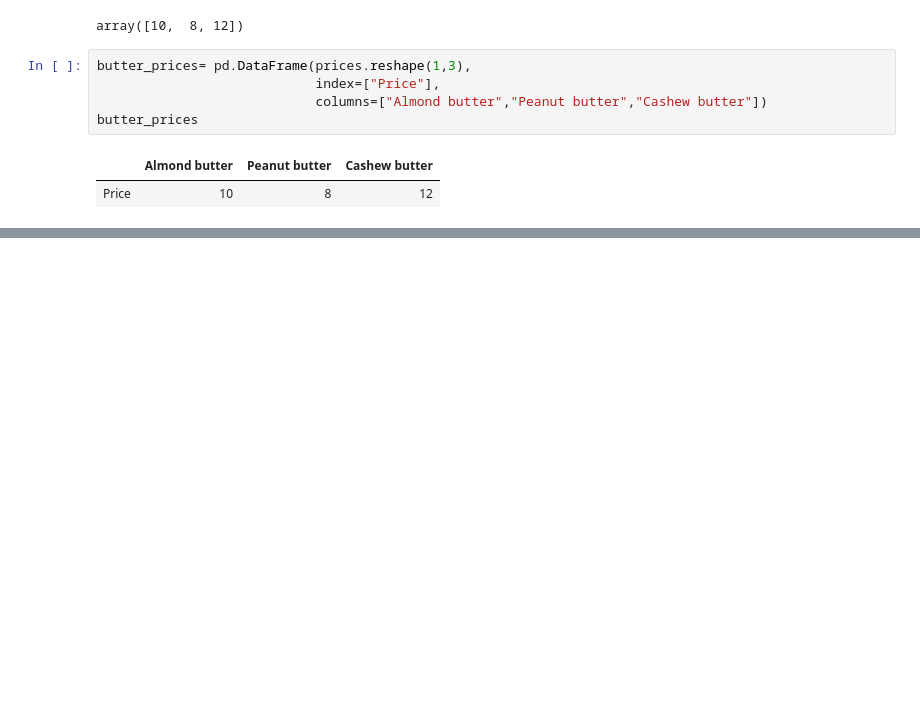
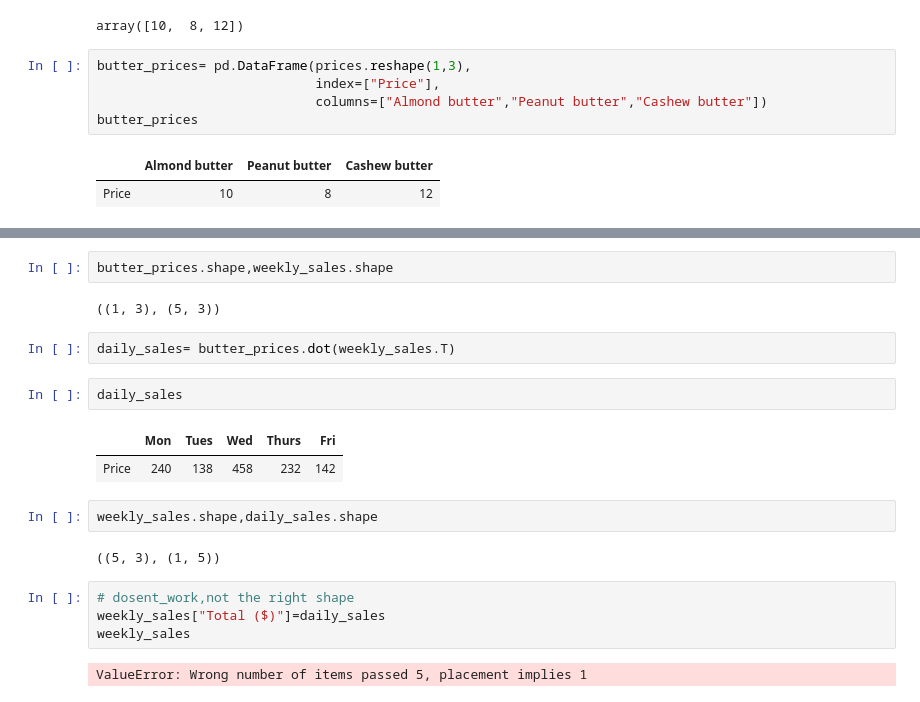
Before and after one commit to TanujaShinde04/DataAnalysis-MachineLearning-NeuralNetworks_Udemy, a Jupyter notebook: Introduction-to-Numpy.ipynb, the cells around one changed output, grey strips where cells are left out. Cells and saved outputs as stored; diff of their text form; blank space fills up the shorter version.

```diff
--- a/Introduction-to-Numpy.ipynb
+++ b/Introduction-to-Numpy.ipynb
@@ -638,0 +659,21 @@ butter_prices
+# %%
+butter_prices.shape,weekly_sales.shape
+# %% [output]
+((1, 3), (5, 3))
+# %%
+daily_sales= butter_prices.dot(weekly_sales.T)
+# %%
+daily_sales
+# %% [output]
+|  | Mon | Tues | Wed | Thurs | Fri |
+| Price | 240 | 138 | 458 | 232 | 142 |
+# %%
+weekly_sales.shape,daily_sales.shape
+# %% [output]
+((5, 3), (1, 5))
+# %%
+# dosent_work,not the right shape
+weekly_sales["Total ($)"]=daily_sales
+weekly_sales
+# %% [output]
+ValueError: Wrong number of items passed 5, placement implies 1
```
Also changed, not shown: parts of 3 cells of this notebook.
